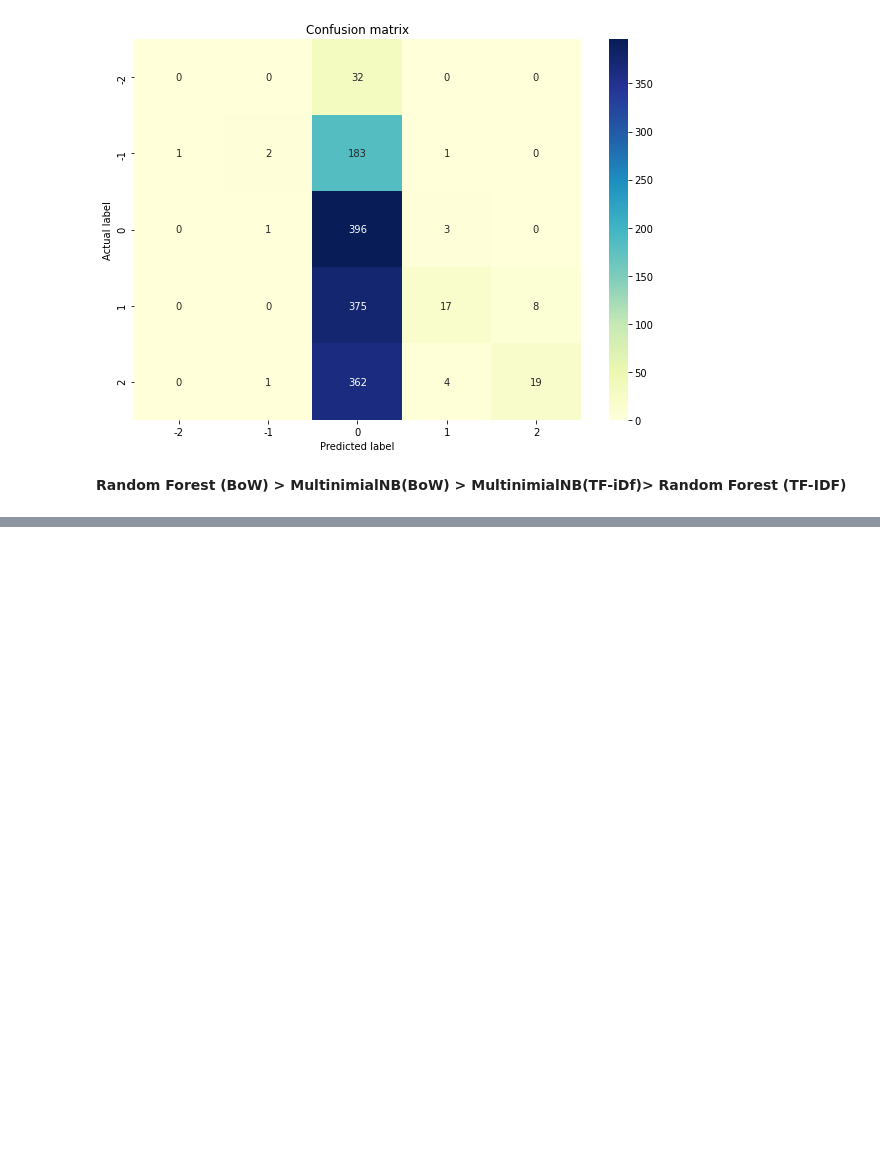
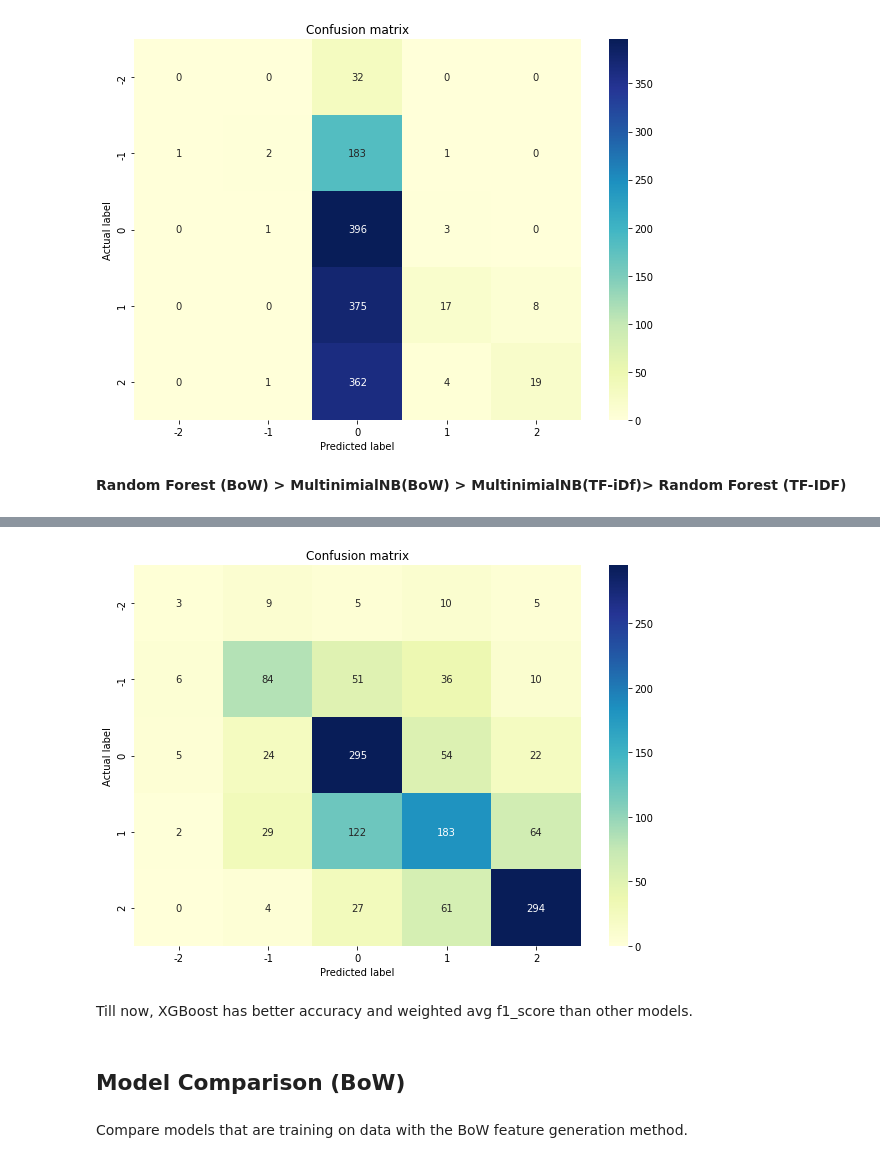
Before and after one commit to ZahraDehghani99/AI-Internship, a Jupyter notebook: Phase04-NLP-with-ML/Sentiment_Analysis_Product_Review.ipynb, the cells around one changed output, grey strips where cells are left out. Saved outputs shown, nothing was run; the diff lists cells and outputs as text; code cells hidden in the pictures; blank space fills up the shorter version.

Commit message:
Add XGBoost model and compare the models.

```diff
--- a/Phase04-NLP-with-ML/Sentiment_Analysis_Product_Review.ipynb
+++ b/Phase04-NLP-with-ML/Sentiment_Analysis_Product_Review.ipynb
@@ -331,3 +331,6 @@ df.to_pickle('/content/drive/MyDrive/AI-Internship/product_review_preprocessed')
+# %%
+#load the preprocessing dataframe
+df = pd.read_pickle(r'/content/drive/MyDrive/AI-Internship/product_review_preprocessed')
 # %%
 df.head()
 # %% [output]
@@ -630,0 +636,11 @@ confusion_matrix(y_test, predicted_rf_tfidf)
+# %%
+import xgboost as xgb
+from sklearn.model_selection import GridSearchCV
+
+n_estimators = [10, 100, 1000]
+max_depth = [3, 5, 7, 10]
+learning_rate = [0.1, 0.01, 0.001]
+
+parameters = dict(n_estimators =n_estimators, max_depth=max_depth, learning_rate = learning_rate)
+grid_xgb_bow = GridSearchCV(xgb.XGBClassifier(bjective='multi:softmax'), parameters)
+grid_xgb_bow.fit(X_train_bow, y_train)
@@ -630,0 +681,4 @@ confusion_matrix(y_test, predicted_rf_tfidf)
+# %%
+from sklearn import metrics
+predicted_xgb_bow = grid_xgb_bow.predict(X_test_bow)
+print(f'XGBoost Accuracy (BoW) : {metrics.accuracy_score(y_test, predicted_xgb_bow)}')
@@ -630,0 +702,10 @@ confusion_matrix(y_test, predicted_rf_tfidf)
+# %%
+confusion_matrix(y_test, predicted_xgb_bow)
+# %% [output]
+[figure, added]
+# %% [markdown]
+Till now, XGBoost has better accuracy and weighted avg f1_score than other models.
+# %% [markdown]
+## Model Comparison (BoW)
+# %% [markdown]
+Compare models that are training on data with the BoW feature generation method.
```
Also changed, not shown: parts of 11 cells of this notebook.
